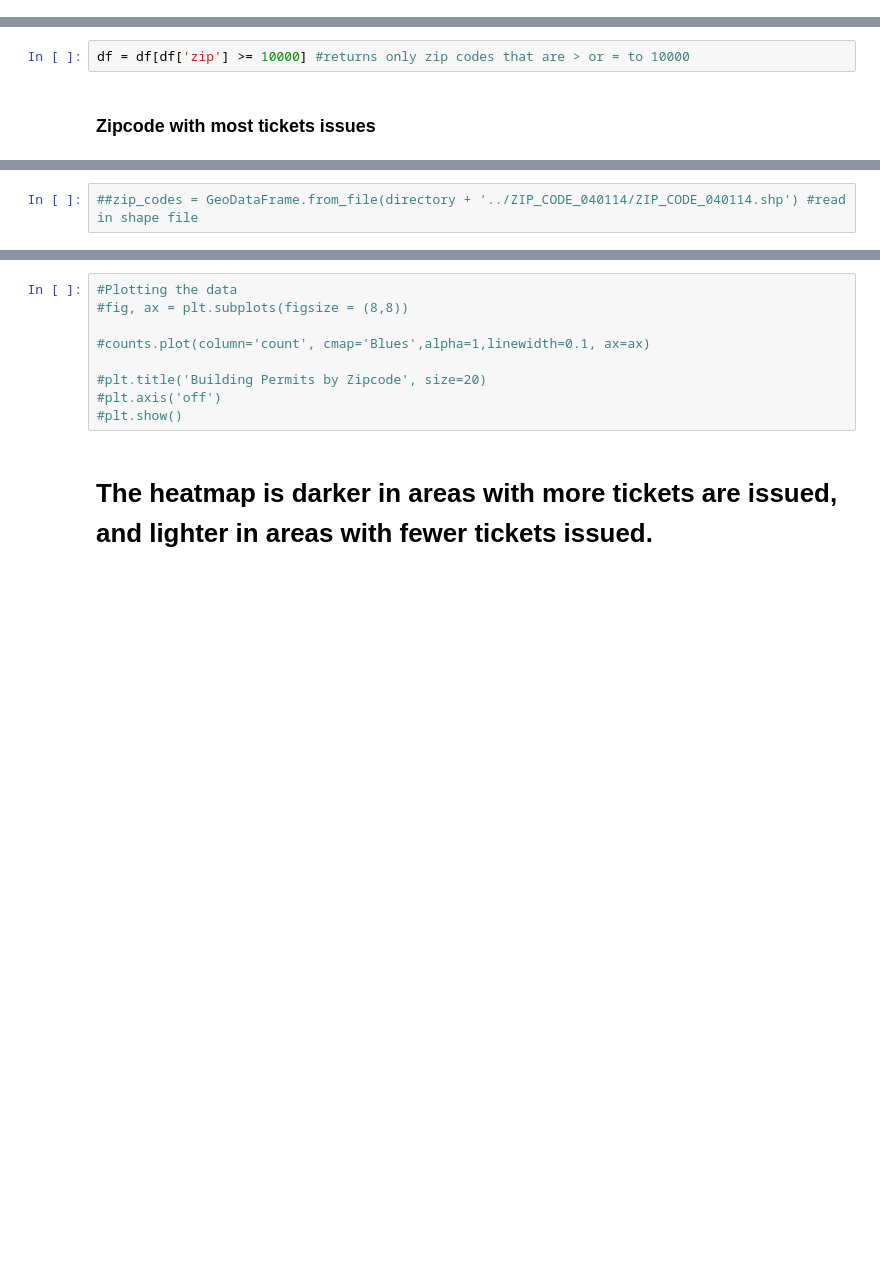
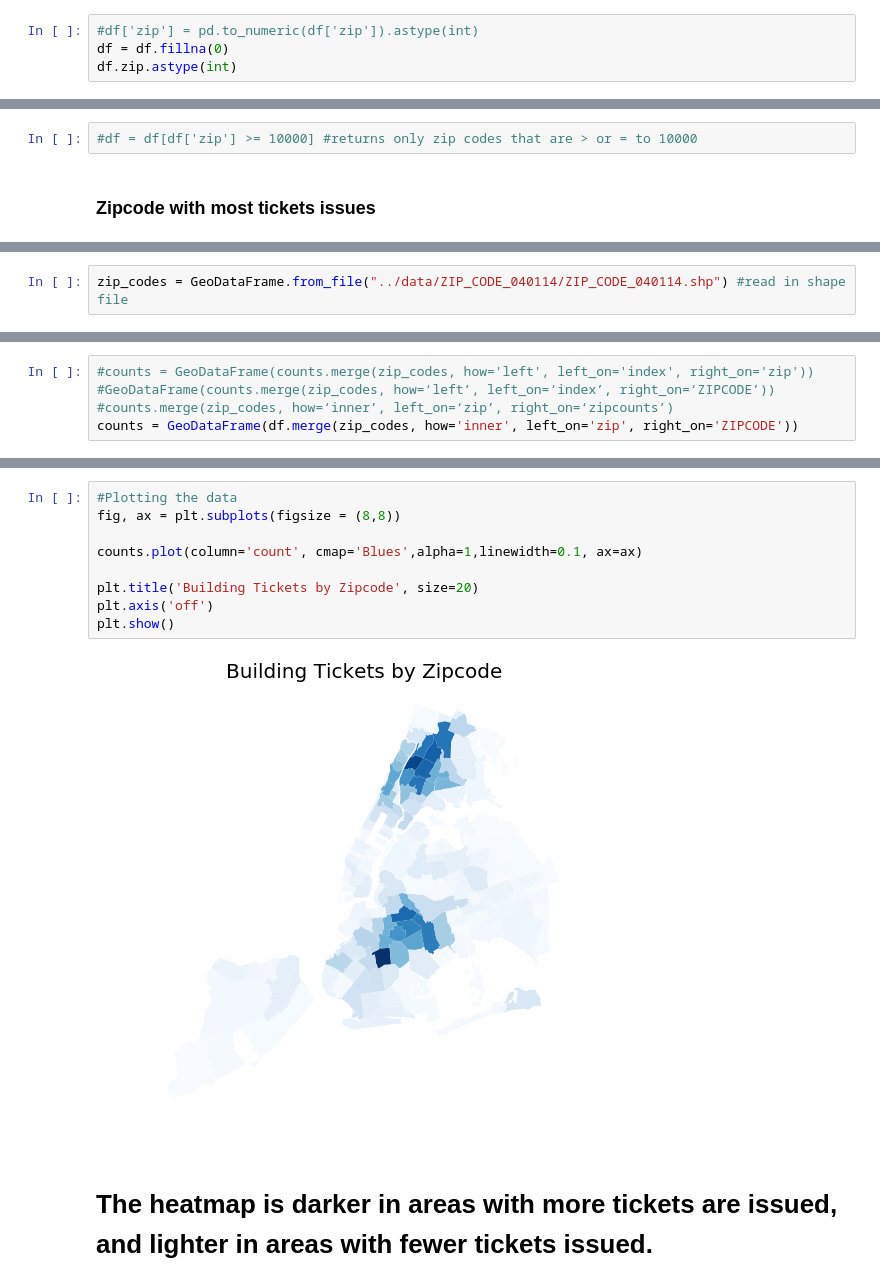
Before and after one commit to harisx91/NYCHousingMaintenanceCodeProject, a Jupyter notebook: notebooks/FinalProjectModelingAndMapping.ipynb, the cells around one changed output, grey strips where cells are left out. Saved outputs shown, nothing was run; the diff lists cells and outputs as text; blank space fills up the shorter version.

```diff
--- a/notebooks/FinalProjectModelingAndMapping.ipynb
+++ b/notebooks/FinalProjectModelingAndMapping.ipynb
@@ -223,3 +226,7 @@ for i in boro:
     """
     print ('\n' + i)
     print (df[df['boro'] == i]['residential'].value_counts() / len(df[df['boro'] == i]))
+# %%
+#df['zip'] = pd.to_numeric(df['zip']).astype(int)
+df = df.fillna(0)
+df.zip.astype(int)
@@ -238,6 +265,6 @@ df['zip'].value_counts().sort_index().head(5)  #counting the # of permits by zip
 Name: zip, dtype: int64
 # %%
-df = df[df['zip'] >= 10000] #returns only zip codes that are > or = to 10000
+#df = df[df['zip'] >= 10000] #returns only zip codes that are > or = to 10000
 # %% [markdown]
 ### Zipcode with most tickets issues
 # %%
@@ -254,2 +281,2 @@ Name: zip, dtype: int64
 # %%
-##zip_codes = GeoDataFrame.from_file(directory + '../ZIP_CODE_040114/ZIP_CODE_040114.shp') #read in shape file
+zip_codes = GeoDataFrame.from_file("../data/ZIP_CODE_040114/ZIP_CODE_040114.shp") #read in shape file
@@ -266,0 +375,5 @@ Name: zip, dtype: int64
+# %%
+#counts = GeoDataFrame(counts.merge(zip_codes, how='left', left_on='index', right_on='zip'))
+#GeoDataFrame(counts.merge(zip_codes, how=‘left’, left_on=‘index’, right_on=‘ZIPCODE’))
+#counts.merge(zip_codes, how=‘inner’, left_on=‘zip’, right_on=‘zipcounts’)
+counts = GeoDataFrame(df.merge(zip_codes, how='inner', left_on='zip', right_on='ZIPCODE'))
@@ -267,12 +401,14 @@ Name: zip, dtype: int64
 # %%
 #Plotting the data
-#fig, ax = plt.subplots(figsize = (8,8))
+fig, ax = plt.subplots(figsize = (8,8))
 
-#counts.plot(column='count', cmap='Blues',alpha=1,linewidth=0.1, ax=ax)
+counts.plot(column='count', cmap='Blues',alpha=1,linewidth=0.1, ax=ax)
 
-#plt.title('Building Permits by Zipcode', size=20)
-#plt.axis('off')
-#plt.show()
+plt.title('Building Tickets by Zipcode', size=20)
+plt.axis('off')
+plt.show()
+# %% [output]
+[figure, added]
 # %% [markdown]
 # The heatmap is darker in areas with more tickets are issued, and lighter in areas with fewer tickets issued.
 # %% [markdown]
```
Also changed, not shown: parts of 25 cells of this notebook, 10 other files.
